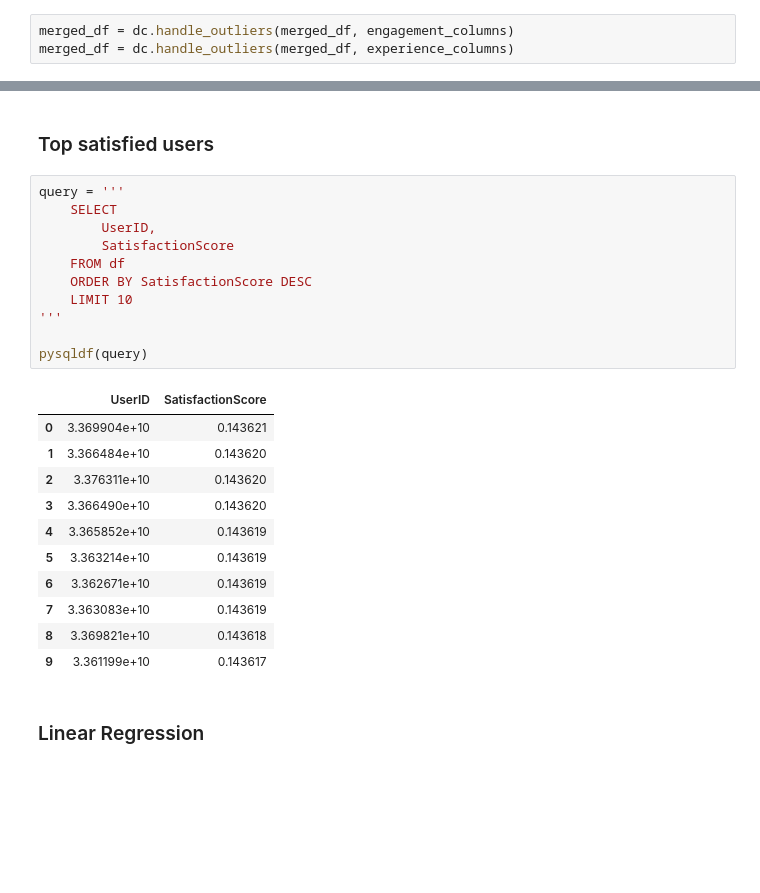
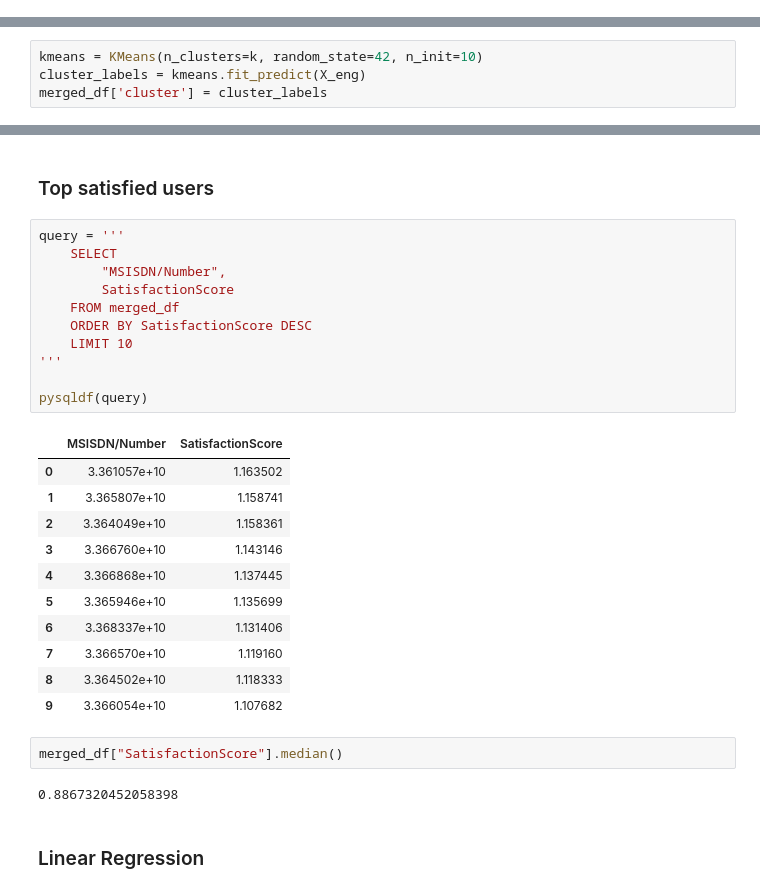
Before and after one commit to Misganaw-Berihun/User_analytics_in_Telecommunication, a Jupyter notebook: notebooks/05_satisfaction_anlysis.ipynb, the cells around one changed output, grey strips where cells are left out. Drawn from its saved outputs; the diff is of its cells as text; blank space fills up the shorter version.

```diff
--- a/notebooks/05_satisfaction_anlysis.ipynb
+++ b/notebooks/05_satisfaction_anlysis.ipynb
@@ -60,9 +58,6 @@ merged_df.head()
 # %%
 experience_columns = ["AvgTCP","AvgRTT","AvgThroughput"]
 engagement_columns = ["SessionDuration","SessionFrequency","TotalTraffic"]
-# %%
-merged_df = dc.handle_outliers(merged_df, engagement_columns)
-merged_df = dc.handle_outliers(merged_df, experience_columns)
 # %% [markdown]
 ### Assigning scores
 # %%
@@ -71,3 +66,7 @@ X_eng = merged_df[engagement_columns]
 X_exp = merged_df[experience_columns]
 # %% [markdown]
 ##### Assign engagement score
+# %%
+kmeans = KMeans(n_clusters=k, random_state=42, n_init=10)
+cluster_labels = kmeans.fit_predict(X_eng)
+merged_df['cluster'] = cluster_labels
@@ -124,26 +152,30 @@ merged_df.head()
 # %%
 query = '''
     SELECT
-        UserID,
+        "MSISDN/Number",
         SatisfactionScore
-    FROM df
+    FROM merged_df
     ORDER BY SatisfactionScore DESC
     LIMIT 10
 '''
 
 pysqldf(query)
 # %% [output]
-|  | UserID | SatisfactionScore |
-| 0 | 3.369904e+10 | 0.143621 |
-| 1 | 3.366484e+10 | 0.143620 |
-| 2 | 3.376311e+10 | 0.143620 |
-| 3 | 3.366490e+10 | 0.143620 |
-| 4 | 3.365852e+10 | 0.143619 |
-| 5 | 3.363214e+10 | 0.143619 |
-| 6 | 3.362671e+10 | 0.143619 |
-| 7 | 3.363083e+10 | 0.143619 |
-| 8 | 3.369821e+10 | 0.143618 |
-| 9 | 3.361199e+10 | 0.143617 |
+|  | MSISDN/Number | SatisfactionScore |
+| 0 | 3.361057e+10 | 1.163502 |
+| 1 | 3.365807e+10 | 1.158741 |
+| 2 | 3.364049e+10 | 1.158361 |
+| 3 | 3.366760e+10 | 1.143146 |
+| 4 | 3.366868e+10 | 1.137445 |
+| 5 | 3.365946e+10 | 1.135699 |
+| 6 | 3.368337e+10 | 1.131406 |
+| 7 | 3.366570e+10 | 1.119160 |
+| 8 | 3.364502e+10 | 1.118333 |
+| 9 | 3.366054e+10 | 1.107682 |
+# %%
+merged_df["SatisfactionScore"].median()
+# %% [output]
+0.8867320452058398
 # %% [markdown]
 ### Linear Regression
 # %%
```
Also changed, not shown: parts of 15 cells of this notebook, 2 other files.
